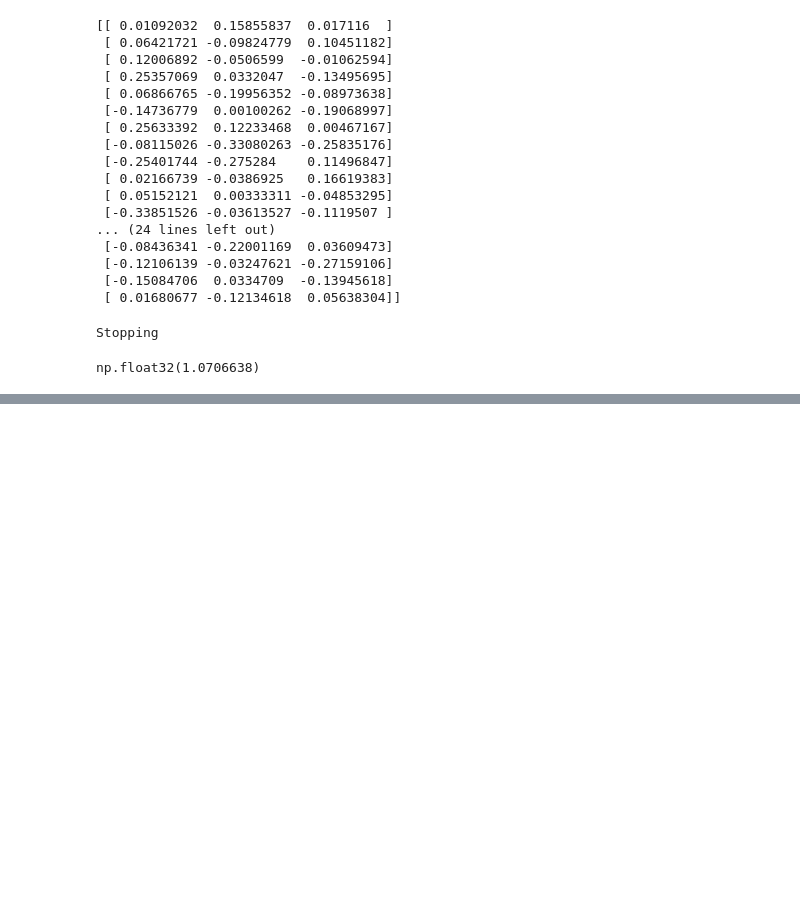
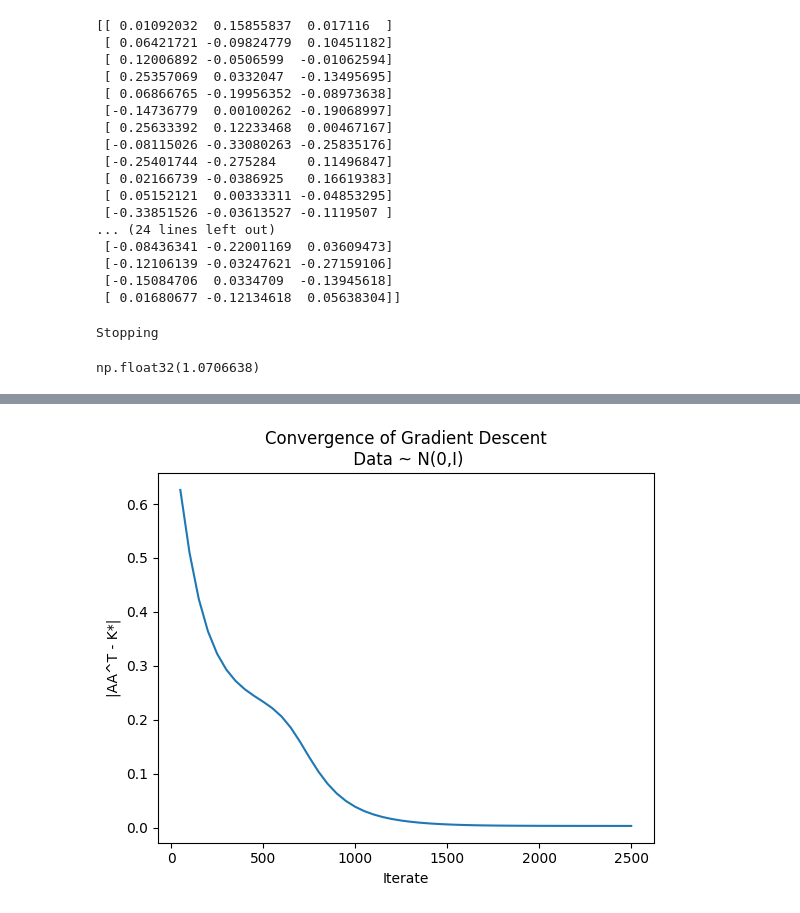
Before and after one commit to ceolson/metric-learning, a Jupyter notebook: scratch.ipynb, the cells around one changed output, grey strips where cells are left out. Cells and saved outputs as stored; diff of their text form; code cells hidden in the pictures; blank space fills up the shorter version.

```diff
--- a/scratch.ipynb
+++ b/scratch.ipynb
@@ -292,0 +299,10 @@ db
+# %%
+gd_out = pd.read_csv("/Users/ceolson/Downloads/gd_out.csv")
+
+plt.plot(gd_out["Iterate"][:50], gd_out["AA^T to Kstar"][:50])
+plt.xlabel("Iterate")
+plt.ylabel("|AA^T - K*|")
+plt.title("Convergence of Gradient Descent\n Data ~ N(0,I)")
+plt.savefig("gd_1.png")
+# %% [output]
+[figure, added]
```
Also changed, not shown: parts of 20 cells of this notebook, 1 other file.
